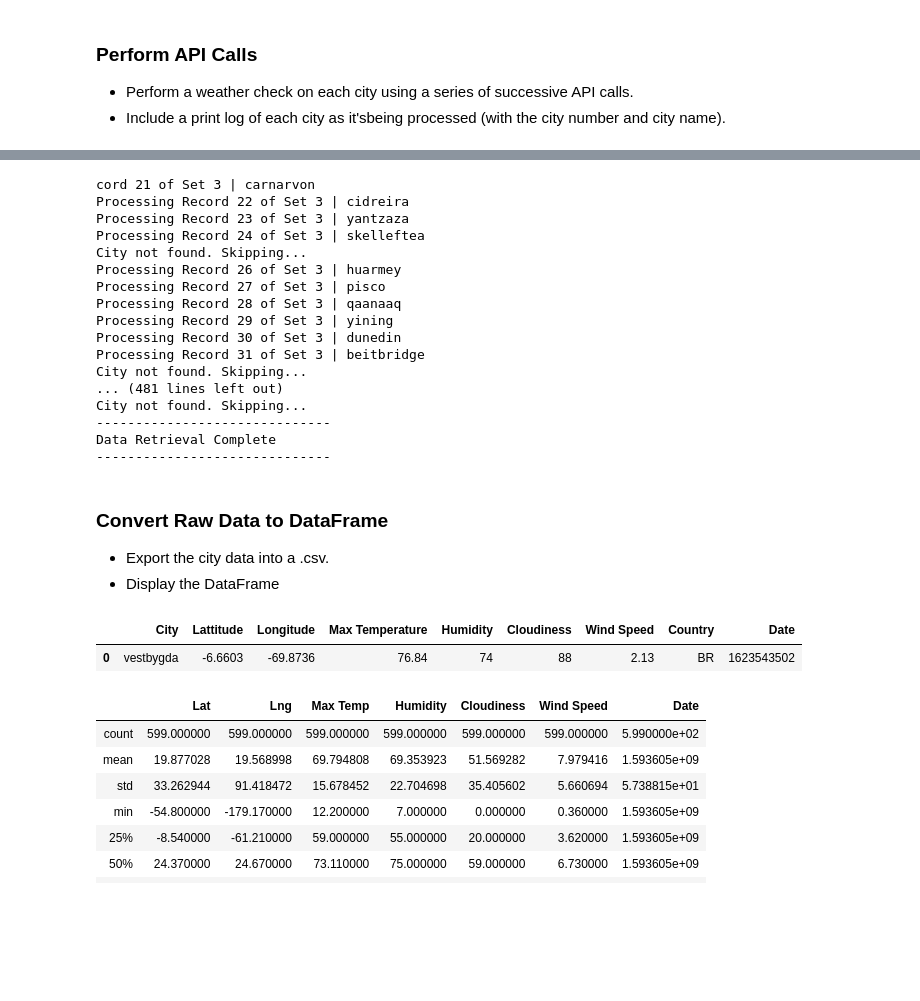
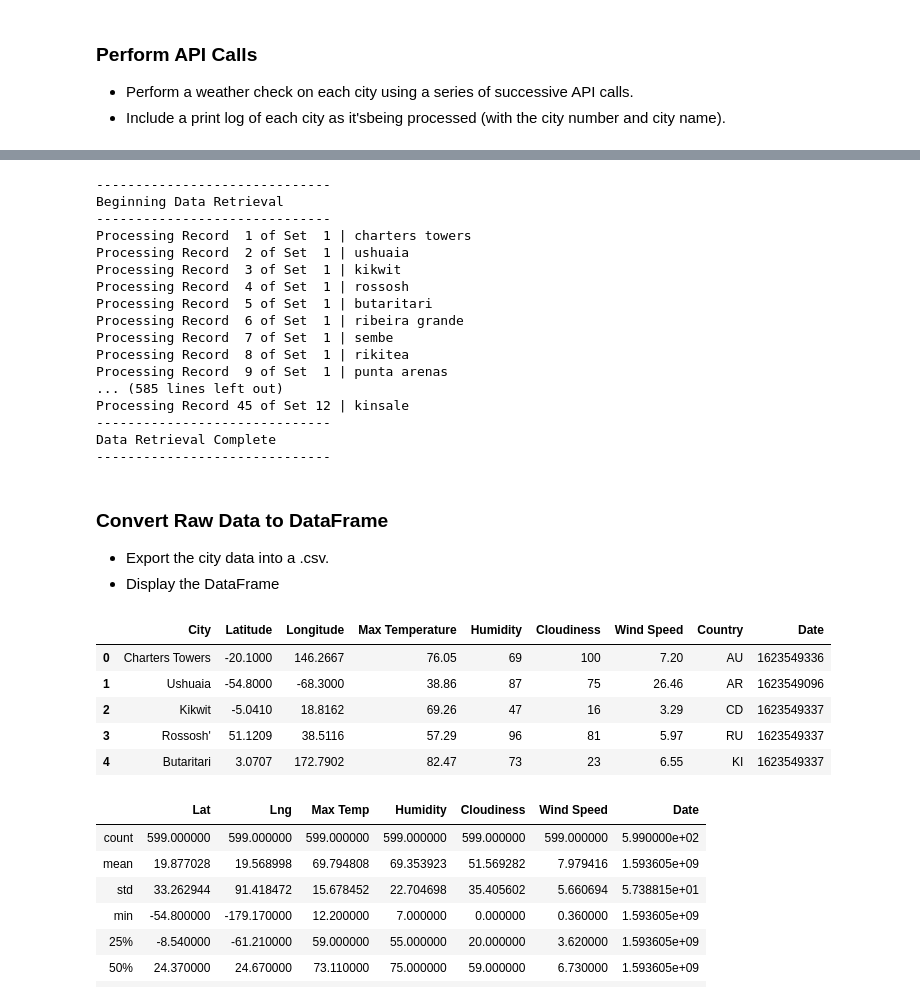
Before and after one commit to ashleighdevito/python-api-challenge, a Jupyter notebook: ClimatePy/WeatherPy_working.ipynb, the cells around one changed output, grey strips where cells are left out. Cells and saved outputs as stored; diff of their text form; code cells hidden in the pictures; blank space fills up the shorter version.

Commit message:
dataframe success

```diff
--- a/ClimatePy/WeatherPy_working.ipynb
+++ b/ClimatePy/WeatherPy_working.ipynb
@@ -53,3 +53,14 @@ len(cities)
 ### Perform API Calls
 * Perform a weather check on each city using a series of successive API calls.
 * Include a print log of each city as it'sbeing processed (with the city number and city name).
+# %%
+url = 'http://api.openweathermap.org/data/2.5/weather?units=imperial&'
+
+APIkey = weather_api_key
+
+query_url = f'{url}appid={APIkey}&q='
+
+city_name = 'cleveland'
+cities_weather = requests.get(query_url + city_name).json()
+
+cities_weather
@@ -60,19 +89,18 @@ APIkey = weather_api_key
 
 query_url = f'{url}appid={APIkey}&q='
 
-cities_weather_data = {'City': [], 'Lattitude': [], 'Longitude': [], 'Max Temperature': [], 'Humidity': [], 'Cloudiness': [], 'Wind Speed': [], 'Country': [], 'Date': []}
+cities_weather_data = {'City': [], 'Latitude': [], 'Longitude': [], 'Max Temperature': [], 'Humidity': [], 'Cloudiness': [], 'Wind Speed': [], 'Country': [], 'Date': []}
 
-print('Beginning Data Retrieval\n------------------------------\n')
+print('------------------------------\nBeginning Data Retrieval\n------------------------------')
 i = 1
 j = 1
 for city in cities:
+    city_name = city
+    cities_weather = requests.get(query_url + city_name).json()
     try:
-        city_name = city
-        cities_weather = requests.get(query_url + city_name).json()
-
-        cities_weather_data['City'].append(city_name)
-        cities_weather_data['Lattitude'].append(cities_weather['coord']['lat'])
-        cities_weather_data['Longitude'].append(cities_weather['coord']['lon']
+        cities_weather_data['City'].append(cities_weather['name'])
+        cities_weather_data['Latitude'].append(cities_weather['coord']['lat'])
+        cities_weather_data['Longitude'].append(cities_weather['coord']['lon'])
         cities_weather_data['Max Temperature'].append(cities_weather['main']['temp_max'])
         cities_weather_data['Humidity'].append(cities_weather['main']['humidity'])
         cities_weather_data['Cloudiness'].append(cities_weather['clouds']['all'])
@@ -90,25 +118,24 @@ for city in cities:
         time.sleep(65)
         i = 0
         j += 1
-
     i += 1
 else:
     print('------------------------------\nData Retrieval Complete\n------------------------------')
 # %% [output]
-cord 21 of Set 3 | carnarvon
-Processing Record 22 of Set 3 | cidreira
-Processing Record 23 of Set 3 | yantzaza
-Processing Record 24 of Set 3 | skelleftea
-City not found. Skipping...
-Processing Record 26 of Set 3 | huarmey
-Processing Record 27 of Set 3 | pisco
-Processing Record 28 of Set 3 | qaanaaq
-Processing Record 29 of Set 3 | yining
-Processing Record 30 of Set 3 | dunedin
-Processing Record 31 of Set 3 | beitbridge
-City not found. Skipping...
-... (481 lines left out)
-City not found. Skipping...
+------------------------------
+Beginning Data Retrieval
+------------------------------
+Processing Record  1 of Set  1 | charters towers
+Processing Record  2 of Set  1 | ushuaia
+Processing Record  3 of Set  1 | kikwit
+Processing Record  4 of Set  1 | rossosh
+Processing Record  5 of Set  1 | butaritari
+Processing Record  6 of Set  1 | ribeira grande
+Processing Record  7 of Set  1 | sembe
+Processing Record  8 of Set  1 | rikitea
+Processing Record  9 of Set  1 | punta arenas
+... (585 lines left out)
+Processing Record 45 of Set 12 | kinsale
 ------------------------------
 Data Retrieval Complete
 ------------------------------
@@ -117,14 +144,18 @@ Data Retrieval Complete
 * Export the city data into a .csv.
 * Display the DataFrame
 # %%
-cities_weather_df = pd.DataFrame(cities_weather_data, columns= ['City', 'Lattitude', 'Longitude', 'Max Temperature', 'Humidity', 'Cloudiness', 'Wind Speed', 'Country', 'Date'])
+cities_weather_df = pd.DataFrame(cities_weather_data, columns= ['City', 'Latitude', 'Longitude', 'Max Temperature', 'Humidity', 'Cloudiness', 'Wind Speed', 'Country', 'Date'])
 
 cities_weather_df.to_csv ('../output/citiesweather.csv', header=True)
 
 cities_weather_df.head()
 # %% [output]
-|  | City | Lattitude | Longitude | Max Temperature | Humidity | Cloudiness | Wind Speed | Country | Date |
-| 0 | vestbygda | -6.6603 | -69.8736 | 76.84 | 74 | 88 | 2.13 | BR | 1623543502 |
+|  | City | Latitude | Longitude | Max Temperature | Humidity | Cloudiness | Wind Speed | Country | Date |
+| 0 | Charters Towers | -20.1000 | 146.2667 | 76.05 | 69 | 100 | 7.20 | AU | 1623549336 |
+| 1 | Ushuaia | -54.8000 | -68.3000 | 38.86 | 87 | 75 | 26.46 | AR | 1623549096 |
+| 2 | Kikwit | -5.0410 | 18.8162 | 69.26 | 47 | 16 | 3.29 | CD | 1623549337 |
+| 3 | Rossosh' | 51.1209 | 38.5116 | 57.29 | 96 | 81 | 5.97 | RU | 1623549337 |
+| 4 | Butaritari | 3.0707 | 172.7902 | 82.47 | 73 | 23 | 6.55 | KI | 1623549337 |
 # %%
 # %% [output]
 |  | Lat | Lng | Max Temp | Humidity | Cloudiness | Wind Speed | Date |
```
Also changed, not shown: parts of 4 cells of this notebook, 1 other file.
